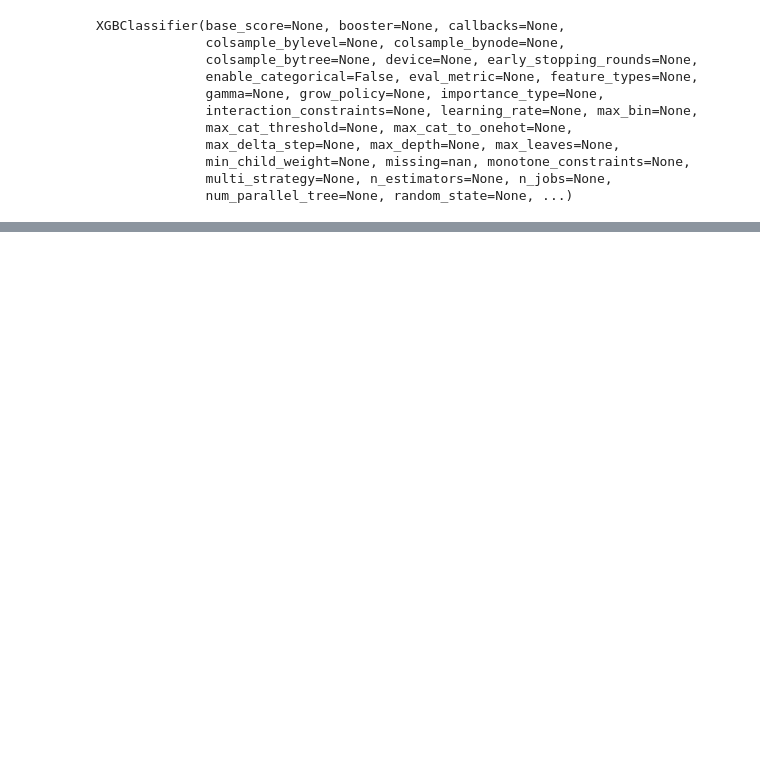
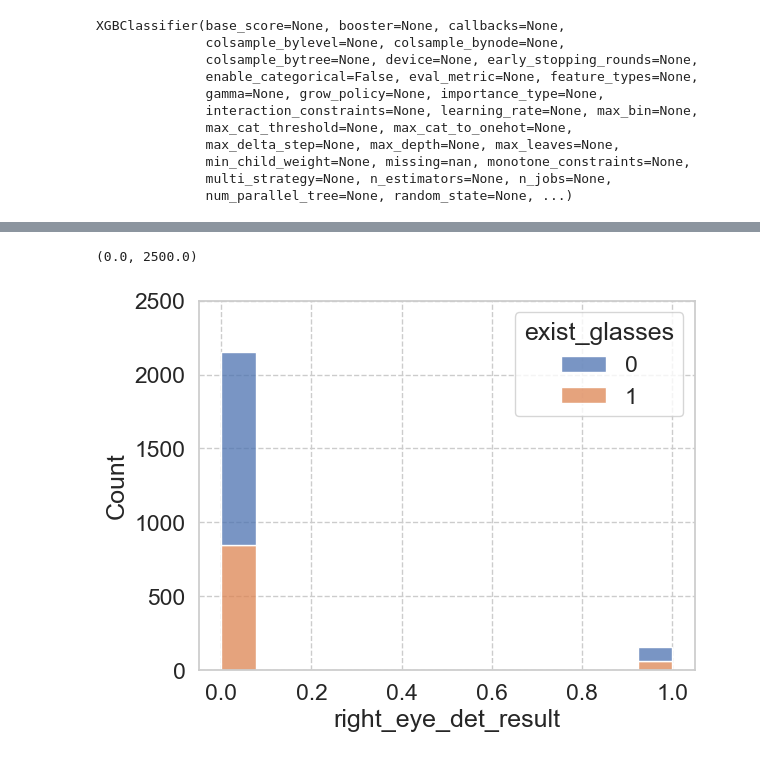
Before and after one commit to jinbeomjeong/drowsy_detection, a Jupyter notebook: create_drowsy_detection_model_xgboost.ipynb, the cells around one changed output, grey strips where cells are left out. Saved outputs shown, nothing was run; the diff lists cells and outputs as text; code cells hidden in the pictures; blank space fills up the shorter version.

```diff
--- a/create_drowsy_detection_model_xgboost.ipynb
+++ b/create_drowsy_detection_model_xgboost.ipynb
@@ -155,3 +150,11 @@ array([[0, 0],
+# %%
+sns.set(font_scale=1.5)
+sns.set_style("whitegrid", {'grid.linestyle': '--'})
+sns.histplot(data=result_test_dataset, x='right_eye_det_result', hue='exist_glasses', multiple='stack')
+plt.ylim(0, 2500)
+# %% [output]
+(0.0, 2500.0)
+[figure, added]
 # %%
 confusion_matrix(test_target_data[:, 0], pred_data[:, 0])
 # %% [output]
```
Also changed, not shown: parts of 20 cells of this notebook, 8 other files.
